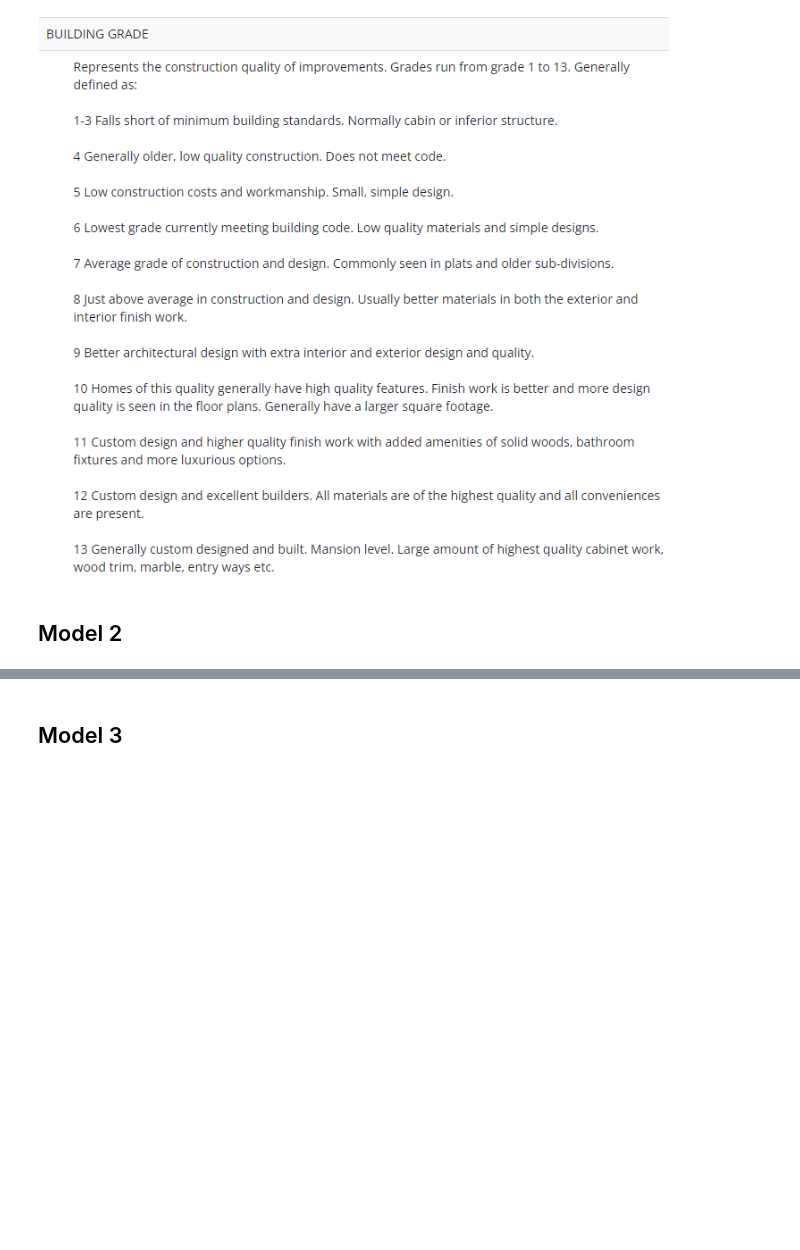
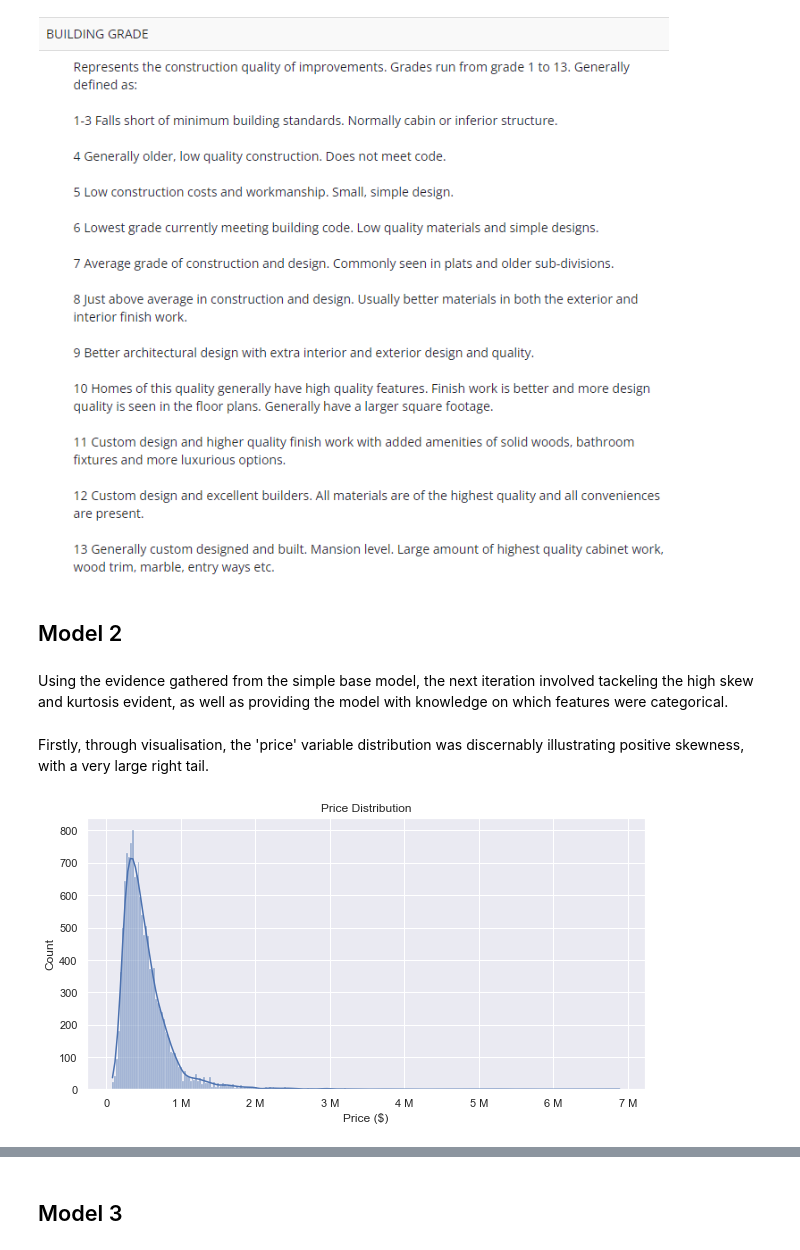
Before and after one commit to MossyJossy/Phase-2-Project, a Jupyter notebook: King County Housing Analysis.ipynb, the cells around one changed output, grey strips where cells are left out. Saved outputs shown, nothing was run; the diff lists cells and outputs as text; code cells hidden in the pictures; blank space fills up the shorter version.

```diff
--- a/King County Housing Analysis.ipynb
+++ b/King County Housing Analysis.ipynb
@@ -81,3 +89,11 @@ display.Image('Data Exploration/Images/kc_building_grades.png')
 [figure]
 # %% [markdown]
 ## Model 2
+# %% [markdown]
+Using the evidence gathered from the simple base model, the next iteration involved tackeling the high skew and kurtosis evident, as well as providing the model with knowledge on which features were categorical.
+# %% [markdown]
+Firstly, through visualisation, the 'price' variable distribution was discernably illustrating positive skewness, with a very large right tail.
+# %%
+display.Image('Data Exploration/Images/Price_Distribution.png')
+# %% [output]
+[figure, added]
```
Also changed, not shown: parts of 8 cells of this notebook, 1 other file.
